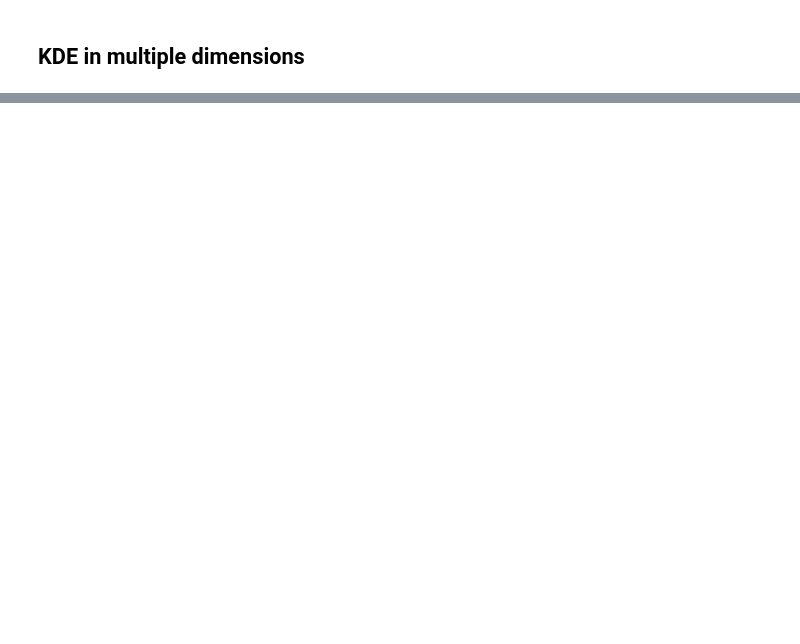
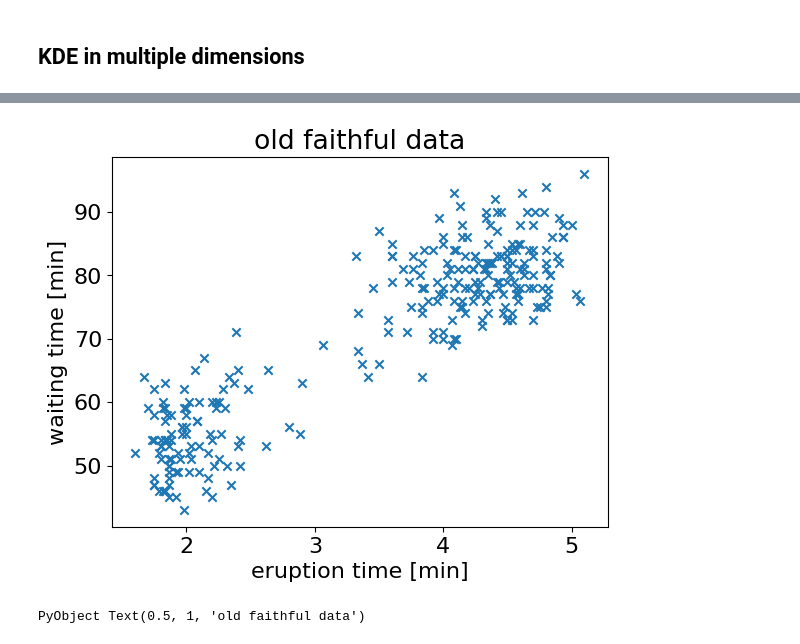
Before and after one commit to SimonEnsemble/data_science_course, a Jupyter notebook: lectures/kernel_density_estimation/kernel density estimation.ipynb, the cells around one changed output, grey strips where cells are left out. Saved outputs shown, nothing was run; the diff lists cells and outputs as text; code cells hidden in the pictures; blank space fills up the shorter version.

```diff
--- a/lectures/kernel_density_estimation/kernel density estimation.ipynb
+++ b/lectures/kernel_density_estimation/kernel density estimation.ipynb
@@ -373,0 +391,4 @@ e.g. theft from vehicles in Vancouver, Canada. the raw data consist of geo-coord
+# %%
+df = CSV.read("faithful.dat", datarow=27, header=26, delim=" ", ignorerepeated=true)
+df = df[:, [:eruption, :waiting]]
+first(df, 6)
@@ -373,0 +405,9 @@ e.g. theft from vehicles in Vancouver, Canada. the raw data consist of geo-coord
+# %%
+figure()
+scatter(df[:, :eruption], df[:, :waiting], marker="x")
+xlabel("eruption time [min]")
+ylabel("waiting time [min]")
+title("old faithful data")
+# %% [output]
+[figure, added]
+PyObject Text(0.5, 1, 'old faithful data')
```
Also changed, not shown: parts of 24 cells of this notebook.
